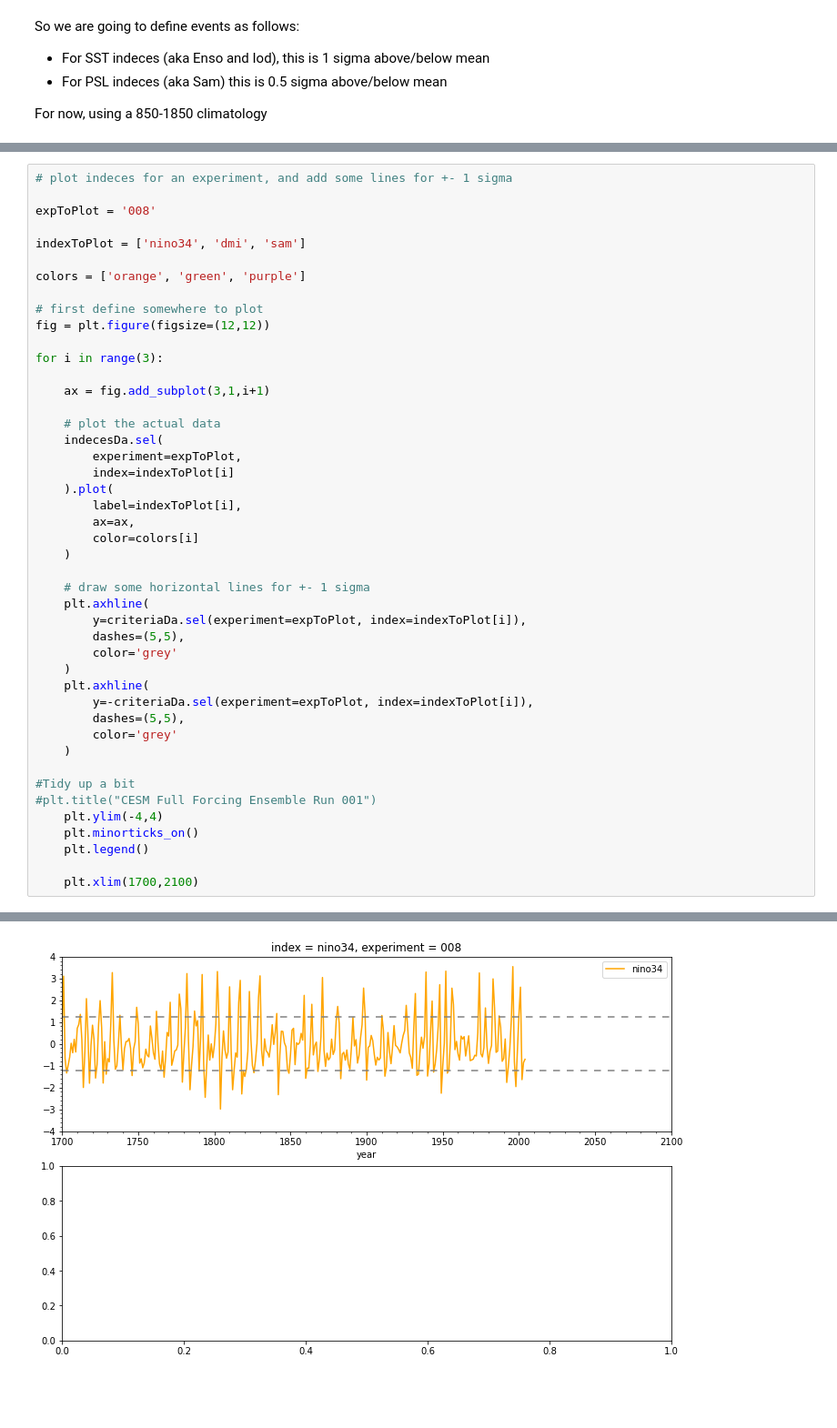
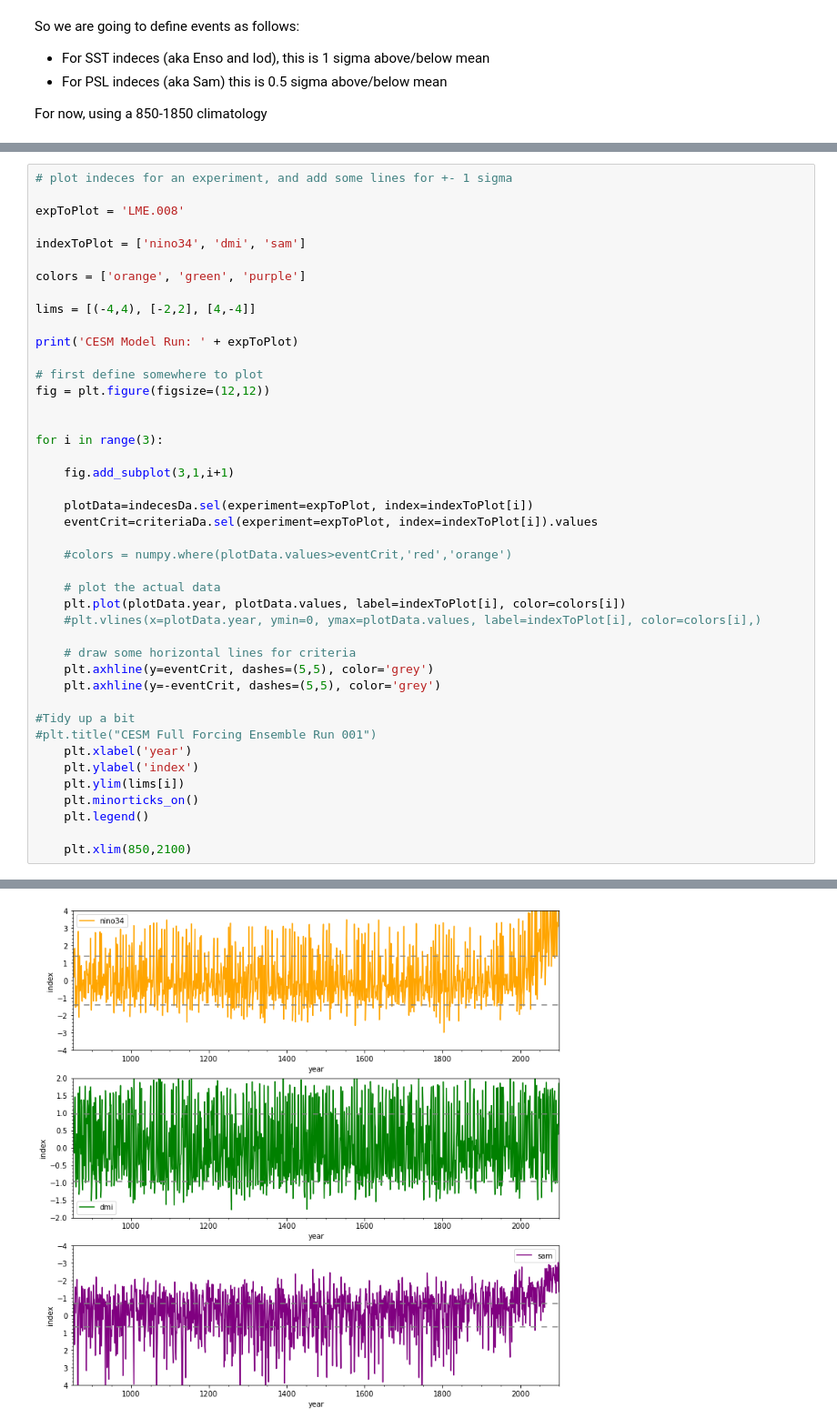
Before and after one commit to anton-seaice/compound, a Jupyter notebook: cesmTradIndecesCompounds.ipynb, the cells around one changed output, grey strips where cells are left out. Shown at 91% size. Cells and saved outputs as stored; diff of their text form; blank space fills up the shorter version.

```diff
--- a/cesmTradIndecesCompounds.ipynb
+++ b/cesmTradIndecesCompounds.ipynb
@@ -95,46 +48,44 @@ xarray.any(posEvents, negEvents)
 # %%
 # plot indeces for an experiment, and add some lines for +- 1 sigma
 
-expToPlot = '008'
+expToPlot = 'LME.008'
 
 indexToPlot = ['nino34', 'dmi', 'sam']
 
 colors = ['orange', 'green', 'purple']
 
+lims = [(-4,4), [-2,2], [4,-4]]
+
+print('CESM Model Run: ' + expToPlot)
+
 # first define somewhere to plot
 fig = plt.figure(figsize=(12,12))
 
+
 for i in range(3):
 
-    ax = fig.add_subplot(3,1,i+1)
+    fig.add_subplot(3,1,i+1)
+
+    plotData=indecesDa.sel(experiment=expToPlot, index=indexToPlot[i])
+    eventCrit=criteriaDa.sel(experiment=expToPlot, index=indexToPlot[i]).values
+
+    #colors = numpy.where(plotData.values>eventCrit,'red','orange')
 
     # plot the actual data
-    indecesDa.sel(
-        experiment=expToPlot,
-        index=indexToPlot[i]
-    ).plot(
-        label=indexToPlot[i],
-        ax=ax,
-        color=colors[i]
-    )
+    plt.plot(plotData.year, plotData.values, label=indexToPlot[i], color=colors[i])
+    #plt.vlines(x=plotData.year, ymin=0, ymax=plotData.values, label=indexToPlot[i], color=colors[i],)
 
-    # draw some horizontal lines for +- 1 sigma
-    plt.axhline(
-        y=criteriaDa.sel(experiment=expToPlot, index=indexToPlot[i]),
-        dashes=(5,5),
-        color='grey'
-    )
-    plt.axhline(
-        y=-criteriaDa.sel(experiment=expToPlot, index=indexToPlot[i]),
-        dashes=(5,5),
-        color='grey'
-    )
+    # draw some horizontal lines for criteria
+    plt.axhline(y=eventCrit, dashes=(5,5), color='grey')
+    plt.axhline(y=-eventCrit, dashes=(5,5), color='grey')
 
 #Tidy up a bit
 #plt.title("CESM Full Forcing Ensemble Run 001")
-    plt.ylim(-4,4)
+    plt.xlabel('year')
+    plt.ylabel('index')
+    plt.ylim(lims[i])
     plt.minorticks_on()
     plt.legend()
 
-    plt.xlim(1700,2100)
+    plt.xlim(850,2100)
 # %% [output]
@@ -142,2 +93,2 @@ KeyError: 'dmi'
-[figure, old version]
+[figure, new version]
 # %% [markdown]
```
Also changed, not shown: parts of 20 cells of this notebook, 2 other files.
